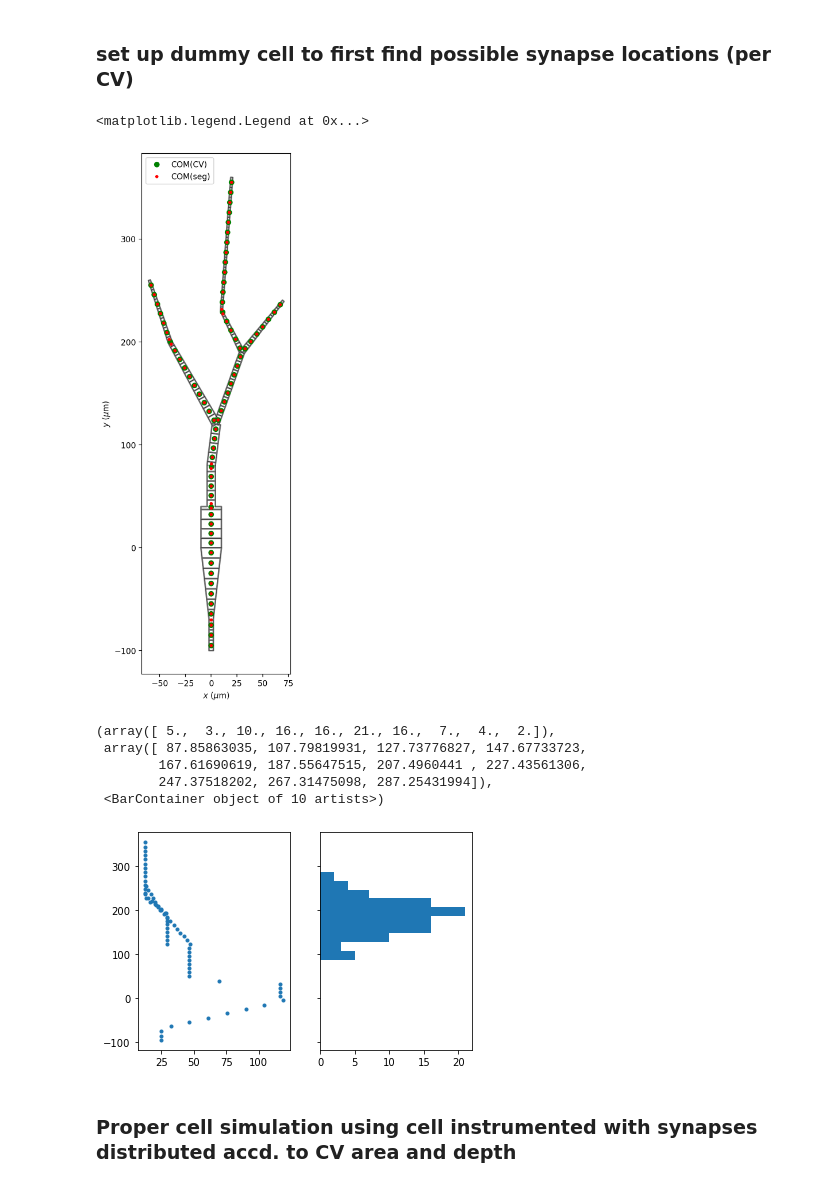
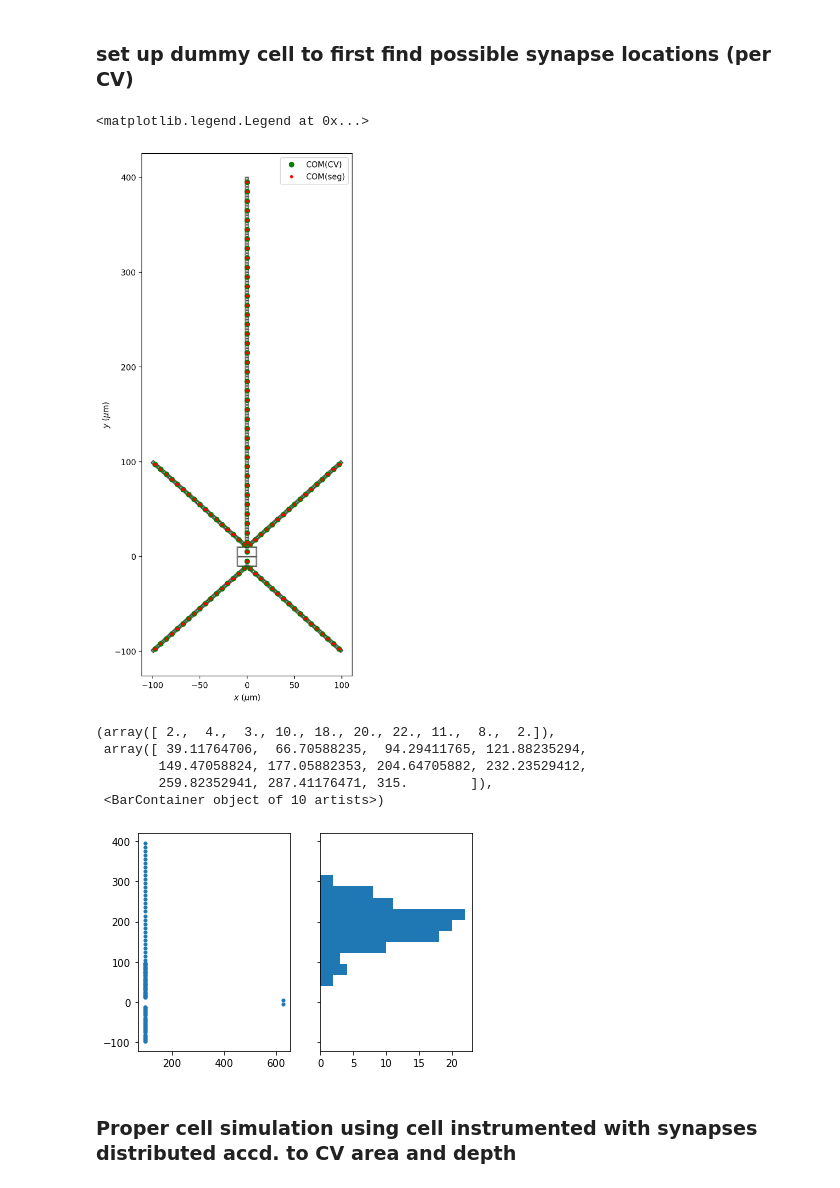
Before and after one commit to INM-6/hybridLFPy, a Jupyter notebook: examples/Example_Arbor_swc_hybridLFPy.ipynb, the cells around one changed output. Saved outputs shown, nothing was run; the diff lists cells and outputs as text; code cells hidden in the pictures.

```diff
--- a/examples/Example_Arbor_swc_hybridLFPy.ipynb
+++ b/examples/Example_Arbor_swc_hybridLFPy.ipynb
@@ -139,7 +140,7 @@ class Recipe(BaseRecipe):
 ## Parameters, cell decor
 # %%
 # Parameters
-morphology_file = os.path.join('morphologies', 'single_cell.swc')
+morphology_file = os.path.join('morphologies', 'ex.swc')
 
 # CV discretization
 max_cv_length = 10  # µm, max length of CV.
@@ -154,7 +155,8 @@ n_syn = 20
 synapse = 'expisyn'
 synapse_params = {'tau': 5}
 
-#
+# synapse weight dist
+weight_params = dict(loc=0, scale=1E-3)
 # %%
 # cell decor
 decor = arbor.decor()
@@ -282,39 +285,39 @@ fig, ax = plt.subplots(1, 1, figsize=(12, 12), dpi=200)
 zips = []
 for i in range(len(loc_sets)):
     inds = CV_ind == i
-    zips.append(create_polygon(x[inds, ], y[inds, ], d[inds, ]*5))
+    zips.append(create_polygon(x[inds, ], z[inds, ], d[inds, ]))
 polycol = PolyCollection(zips,
                          edgecolors='gray',
                          facecolors='none',
                          linewidths=2, label='_nolabel_')
 ax.add_collection(polycol)
 
 
 # outline of segments making up each CV:
 if True:
     zips = []
-    for x_, y_, d_ in zip(x, y, d*5):
-        zips.append(create_polygon(x_, y_, d_))
+    for x_, z_, d_ in zip(x, z, d):
+        zips.append(create_polygon(x_, z_, d_))
     polycol = PolyCollection(zips,
                              edgecolors='k',
                              facecolors='none',
                              linewidths=0.25, label='_nolabel_')
     ax.add_collection(polycol)
 
 # plot COM of each CV (sanity test)
-ax.plot(r_bar[:, 0], r_bar[:, 1], 'go', label='COM(CV)')
+ax.plot(r_bar[:, 0], r_bar[:, 2], 'go', label='COM(CV)')
 
 # plot COM of each segment (sanity test)
-ax.plot(r_bar_seg[:, 0], r_bar_seg[:, 1], 'r.', label='COM(seg)')
+ax.plot(r_bar_seg[:, 0], r_bar_seg[:, 2], 'r.', label='COM(seg)')
 
 
 ax.set_xlabel(r'$x$ ($\mu$m)')
 ax.set_ylabel(r'$y$ ($\mu$m)')
 ax.set_aspect('equal')
 ax.legend()
 # %% [output]
 <matplotlib.legend.Legend at 0x...>
-[figure, old version]
+[figure, new version]
 # %%
 # draw locsets accd to y-position weighted by area and some function of y
 def get_rand_idx_area_and_distribution_norm(areas,
@@ -362,23 +365,23 @@ def get_rand_idx_area_and_distribution_norm(areas,
     return alias_method(np.arange(areas.size), p, n_syn)
 # %%
 # sanity check
-inds = get_rand_idx_area_and_distribution_norm(areas, r_bar[:, 1], n_syn=100,
+inds = get_rand_idx_area_and_distribution_norm(areas, r_bar[:, 2], n_syn=100,
                                                fun=[st.norm],
                                                funargs=[dict(loc=200, scale=50)],
                                                funweights=[1.])
 
 fig, axes = plt.subplots(1, 2, sharey=True)
 # areas per depth
-axes[0].plot(areas, r_bar[:, 1], '.')
+axes[0].plot(areas, r_bar[:, 2], '.')
 # num. synapses hist. across depth
-axes[1].hist(r_bar[inds][:, 1], orientation='horizontal')
+axes[1].hist(r_bar[inds][:, 2], orientation='horizontal')
 # %% [output]
-(array([ 5.,  3., 10., 16., 16., 21., 16.,  7.,  4.,  2.]),
- array([ 87.85863035, 107.79819931, 127.73776827, 147.67733723,
-        167.61690619, 187.55647515, 207.4960441 , 227.43561306,
-        247.37518202, 267.31475098, 287.25431994]),
+(array([ 2.,  4.,  3., 10., 18., 20., 22., 11.,  8.,  2.]),
+ array([ 39.11764706,  66.70588235,  94.29411765, 121.88235294,
+        149.47058824, 177.05882353, 204.64705882, 232.23529412,
+        259.82352941, 287.41176471, 315.        ]),
  <BarContainer object of 10 artists>)
-[figure, old version]
+[figure, new version]
 # %% [markdown]
 ### Proper cell simulation using cell instrumented with synapses distributed accd. to CV area and depth
 # %%
```
Also changed, not shown: parts of 10 cells of this notebook.
